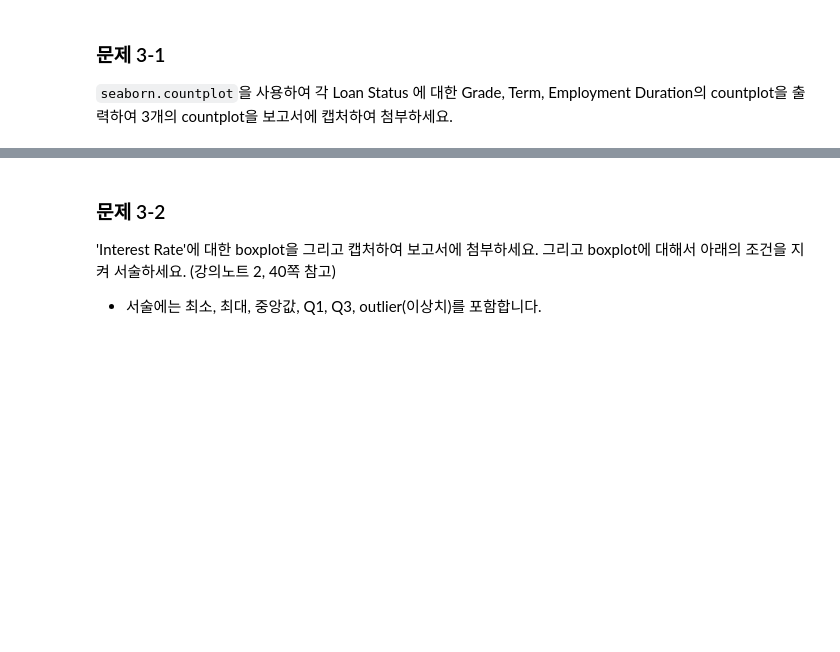
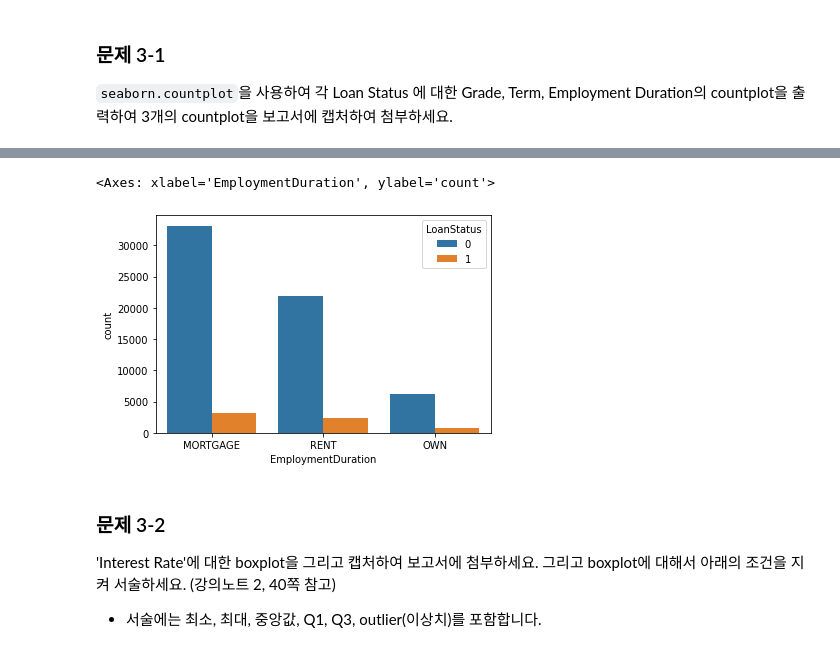
Before and after one commit to YooSungSoo/Study_ML_Ajou, a Jupyter notebook: HW1_ipynb의_사본.ipynb, the cells around one changed output, grey strips where cells are left out. Drawn from its saved outputs; the diff is of its cells as text; code cells hidden in the pictures; blank space fills up the shorter version.

```diff
--- a/HW1_ipynb의_사본.ipynb
+++ b/HW1_ipynb의_사본.ipynb
@@ -159,5 +341,10 @@ print(numerical)
 # %%
 # Loan Status에 대한 Employment Duration의 countplot 작성
+
+sns.countplot(data=data, x="EmploymentDuration", hue="LoanStatus")
+# %% [output]
+<Axes: xlabel='EmploymentDuration', ylabel='count'>
+[figure, added]
 # %% [markdown]
 ### 문제 3-2
 'Interest Rate'에 대한 boxplot을 그리고 캡처하여 보고서에 첨부하세요. 그리고 boxplot에 대해서 아래의 조건을 지켜 서술하세요. (강의노트 2, 40쪽 참고)
```
Also changed, not shown: parts of 33 cells of this notebook.
